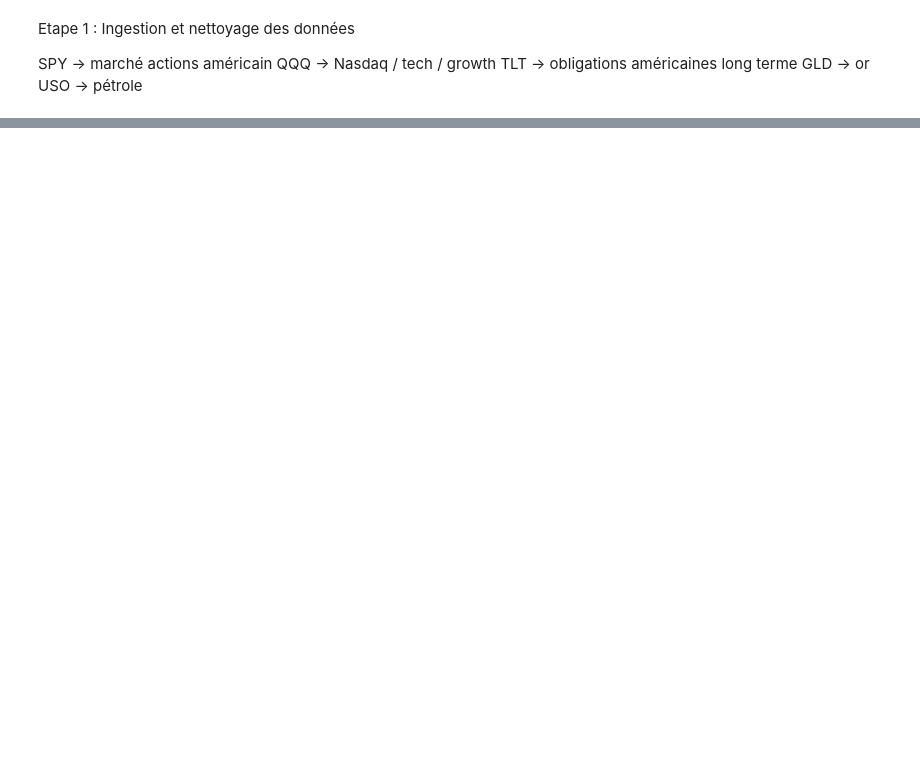
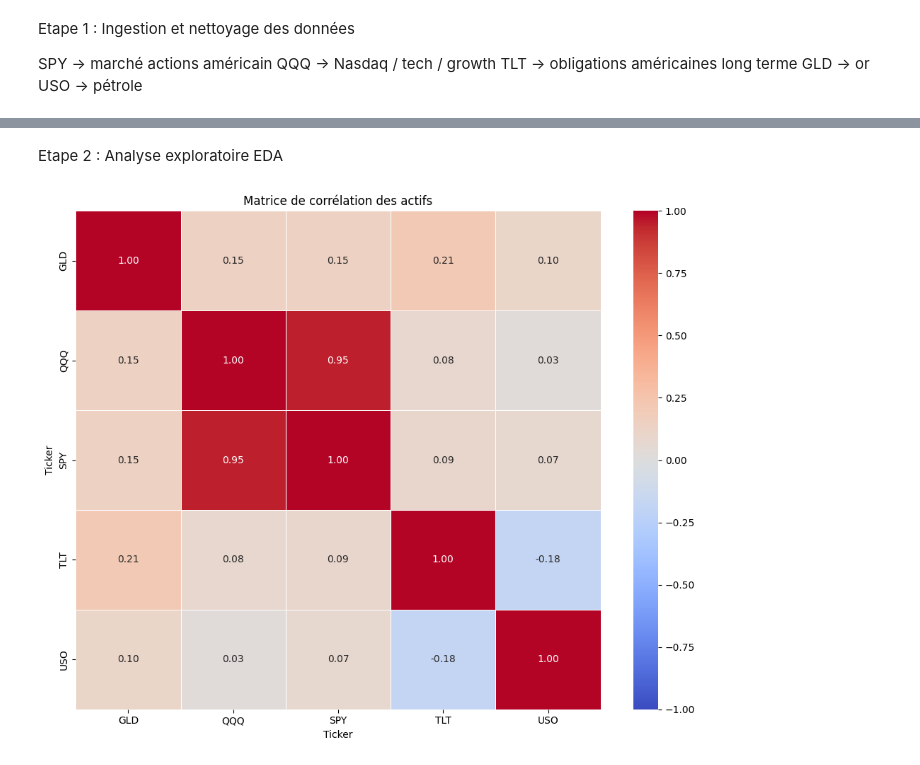
Before and after one commit to lorysagb/projet-var-desk-quant, a Jupyter notebook: pipeline.ipynb, the cells around one changed output, grey strips where cells are left out. Cells and saved outputs as stored; diff of their text form; code cells hidden in the pictures; blank space fills up the shorter version.

Commit message:
[etape 2 ] : Analyse exploratoire des données  - matrice de correlation  - densité des rendements du portfolio  - skewness et kurtosis

```diff
--- a/pipeline.ipynb
+++ b/pipeline.ipynb
@@ -33,10 +33,10 @@ data
 # %%
 #rendements journaliers
-returns = data.pct_change()
+returns = data.pct_change().dropna()  #on supprime la premiere ligne elle sera vide
 
-returns = returns.dropna() #on supprime la premiere ligne elle sera vide
 
-returns
 
 #sauvegarde
 returns.to_parquet("returns.parquet")
+
+returns
@@ -42,0 +58,25 @@ returns.to_parquet("returns.parquet")
+# %% [markdown]
+Etape 2 : Analyse exploratoire EDA
+# %%
+import pandas as pd
+import matplotlib.pyplot as plt
+import seaborn as sns
+
+corr = returns.corr()
+
+#matrice de correlation
+plt.figure(figsize=(10, 8))
+sns.heatmap(
+    corr,
+    annot=True,
+    cmap="coolwarm",
+    vmin=-1,
+    vmax=1,
+    linewidths=0.5,
+    fmt=".2f"
+)
+plt.title("Matrice de corrélation des actifs")
+plt.tight_layout()
+plt.show()
+# %% [output]
+[figure, added]
```
Also changed, not shown: parts of 6 cells of this notebook, 3 other files.
